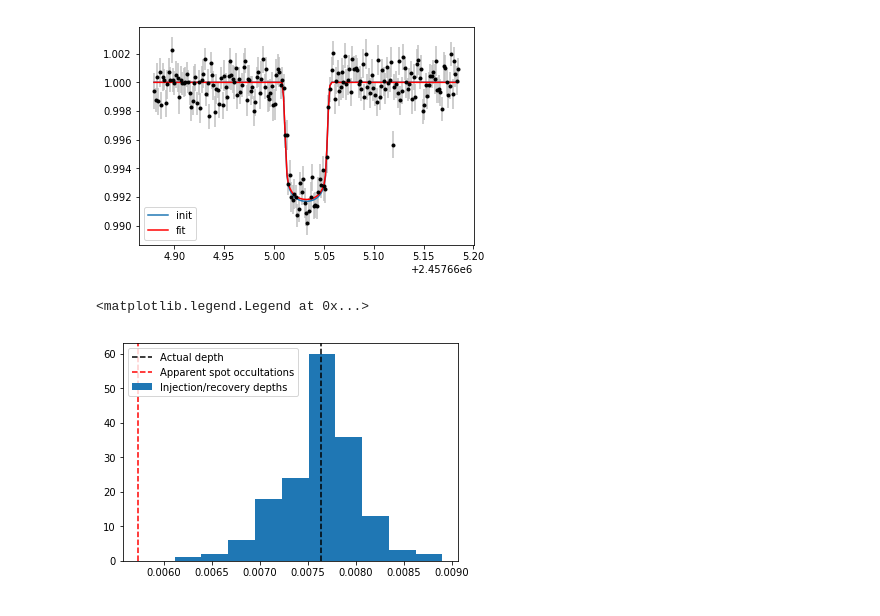
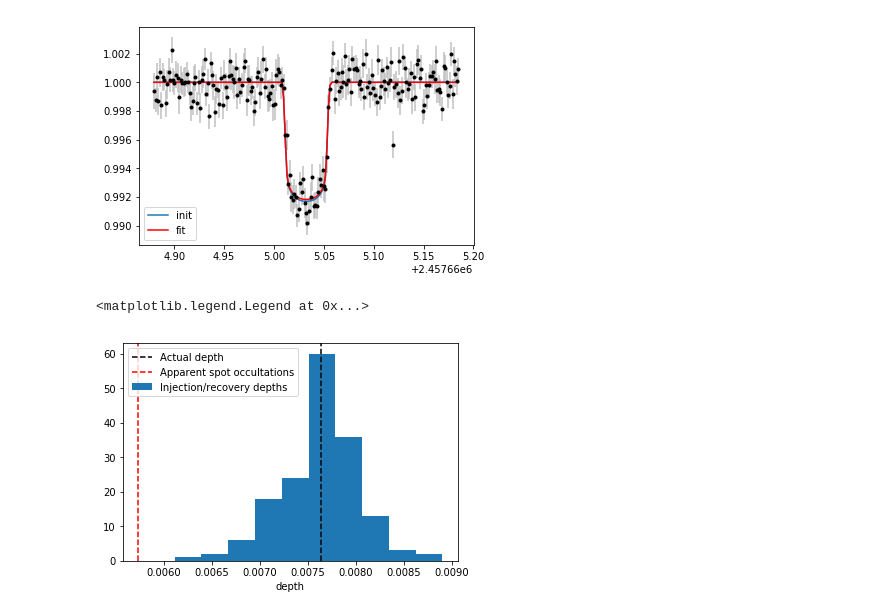
Before and after one commit to bmorris3/trappist1g_spots, a Jupyter notebook: injected_transits.ipynb, the cells around one changed output. Saved outputs shown, nothing was run; the diff lists cells and outputs as text; code cells hidden in the pictures.

```diff
--- a/injected_transits.ipynb
+++ b/injected_transits.ipynb
@@ -81,8 +81,10 @@ for i in np.random.rand(100):
 # %%
 plt.hist(depths, label='Injection/recovery depths')
 plt.axvline(g.rp**2, ls='--', color='k', label='Actual depth')
 plt.axvline(0.75 * g.rp**2, ls='--', color='r', label='Apparent spot occultations')
+plt.xlabel('depth')
 plt.legend()
+plt.savefig()
 # %% [output]
 <matplotlib.legend.Legend at 0x...>
-[figure, old version]
+[figure, new version]
```
